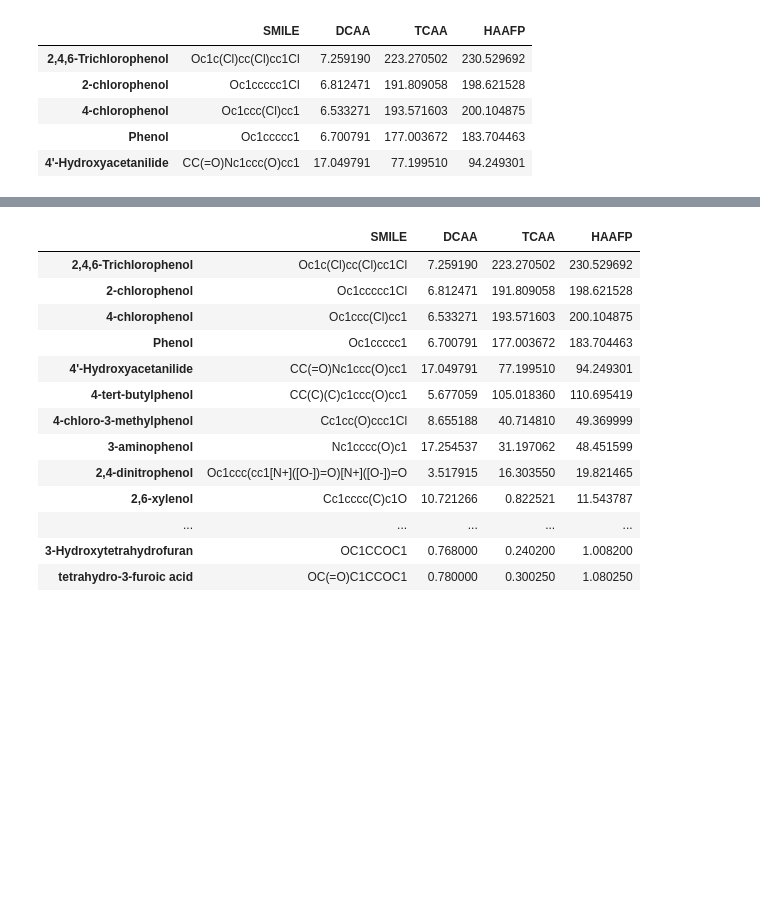
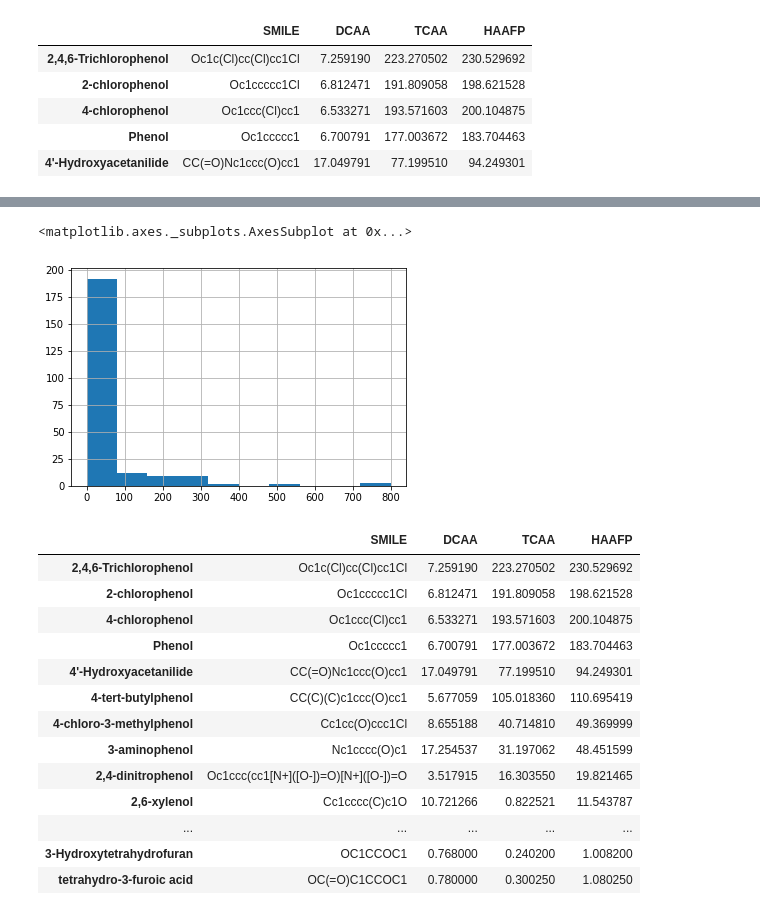
Before and after one commit to ycremar/ChemML, a Jupyter notebook: machine learning attempts.ipynb, the cells around one changed output, grey strips where cells are left out. Cells and saved outputs as stored; diff of their text form; code cells hidden in the pictures; blank space fills up the shorter version.

```diff
--- a/machine learning attempts.ipynb
+++ b/machine learning attempts.ipynb
@@ -19,3 +29,8 @@ mols.head()
+# %%
+mols['HAAFP'].hist()
+# %% [output]
+<matplotlib.axes._subplots.AxesSubplot at 0x...>
+[figure, added]
 # %%
 mols
 # %% [output]
```
Also changed, not shown: parts of 10 cells of this notebook.
